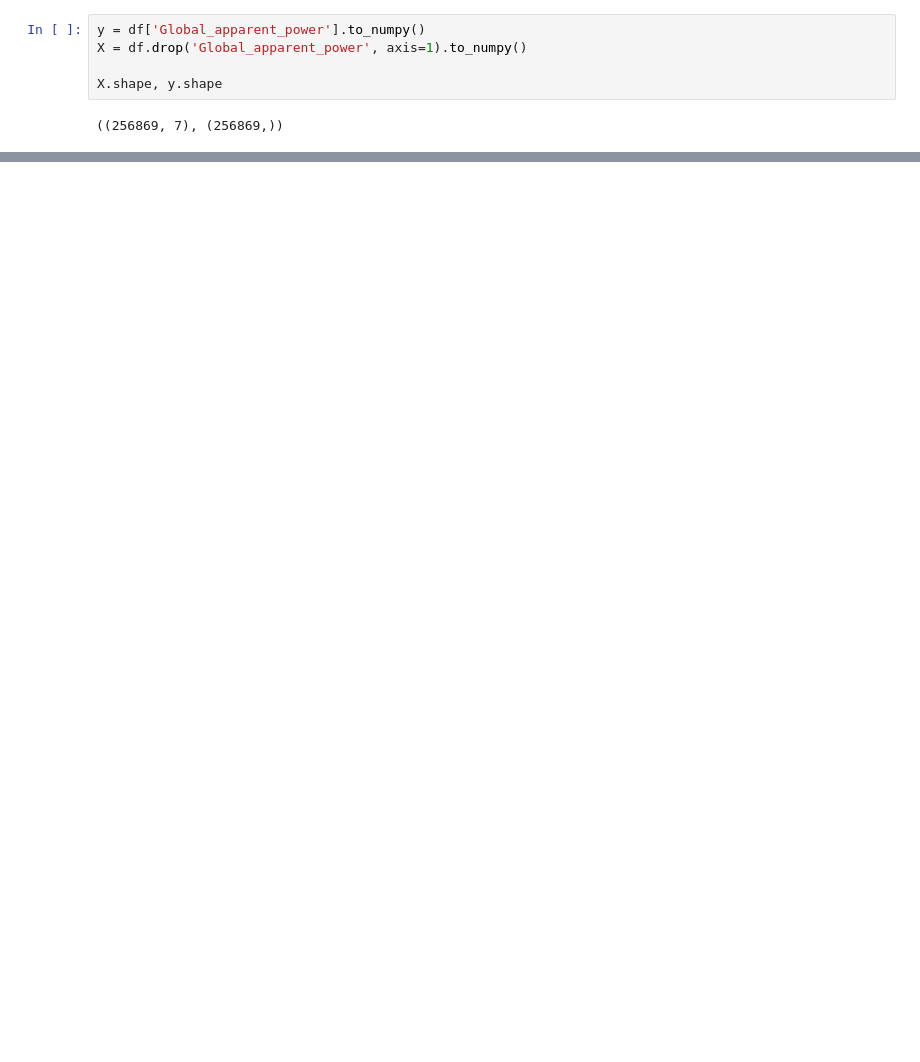
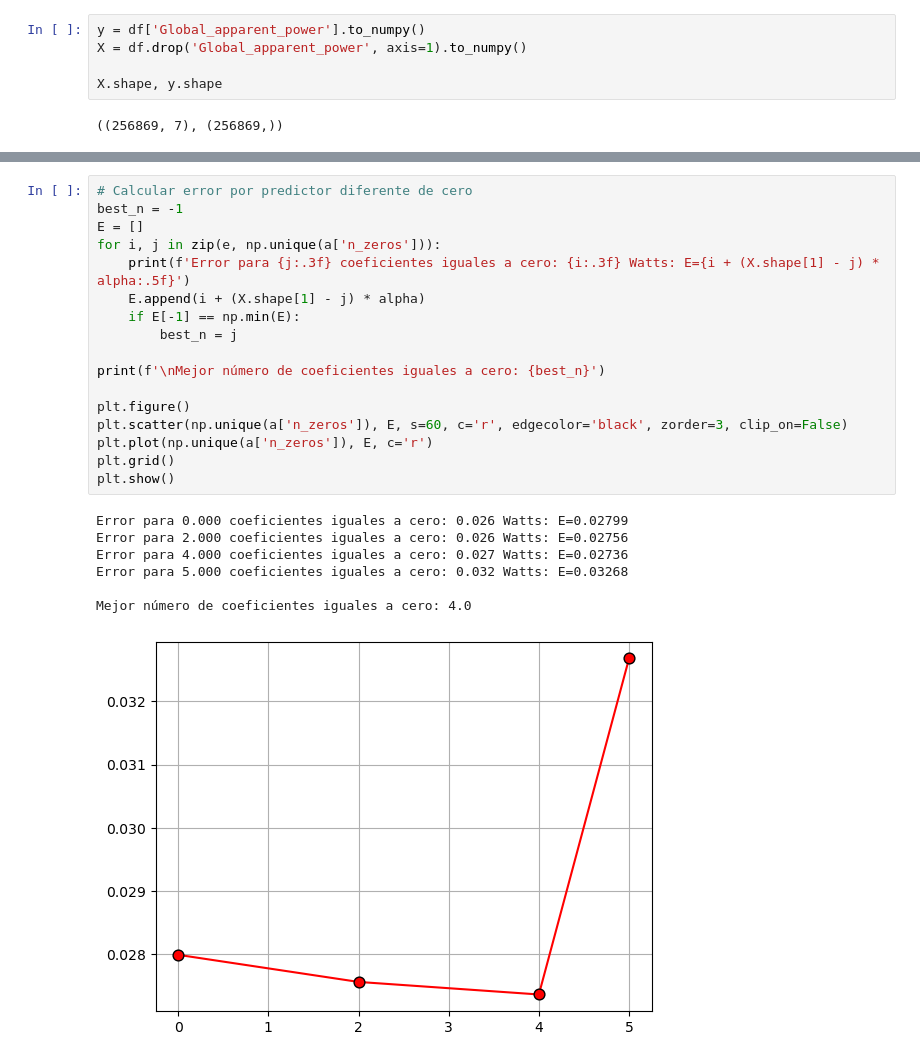
Before and after one commit to kevindmzapata/multivariate-statistics-course, a Jupyter notebook: TAREA_3/linear_reg.ipynb, the cells around one changed output, grey strips where cells are left out. Saved outputs shown, nothing was run; the diff lists cells and outputs as text; blank space fills up the shorter version.

```diff
--- a/TAREA_3/linear_reg.ipynb
+++ b/TAREA_3/linear_reg.ipynb
@@ -166,0 +242,25 @@ Name: 104, dtype: float64
+# %%
+# Calcular error por predictor diferente de cero
+best_n = -1
+E = []
+for i, j in zip(e, np.unique(a['n_zeros'])):
+    print(f'Error para {j:.3f} coeficientes iguales a cero: {i:.3f} Watts: E={i + (X.shape[1] - j) * alpha:.5f}')
+    E.append(i + (X.shape[1] - j) * alpha)
+    if E[-1] == np.min(E):
+        best_n = j
+
+print(f'\nMejor número de coeficientes iguales a cero: {best_n}')
+
+plt.figure()
+plt.scatter(np.unique(a['n_zeros']), E, s=60, c='r', edgecolor='black', zorder=3, clip_on=False)
+plt.plot(np.unique(a['n_zeros']), E, c='r')
+plt.grid()
+plt.show()
+# %% [output]
+Error para 0.000 coeficientes iguales a cero: 0.026 Watts: E=0.02799
+Error para 2.000 coeficientes iguales a cero: 0.026 Watts: E=0.02756
+Error para 4.000 coeficientes iguales a cero: 0.027 Watts: E=0.02736
+Error para 5.000 coeficientes iguales a cero: 0.032 Watts: E=0.03268
+
+Mejor número de coeficientes iguales a cero: 4.0
+[figure, added]
```
Also changed, not shown: parts of 28 cells of this notebook.
